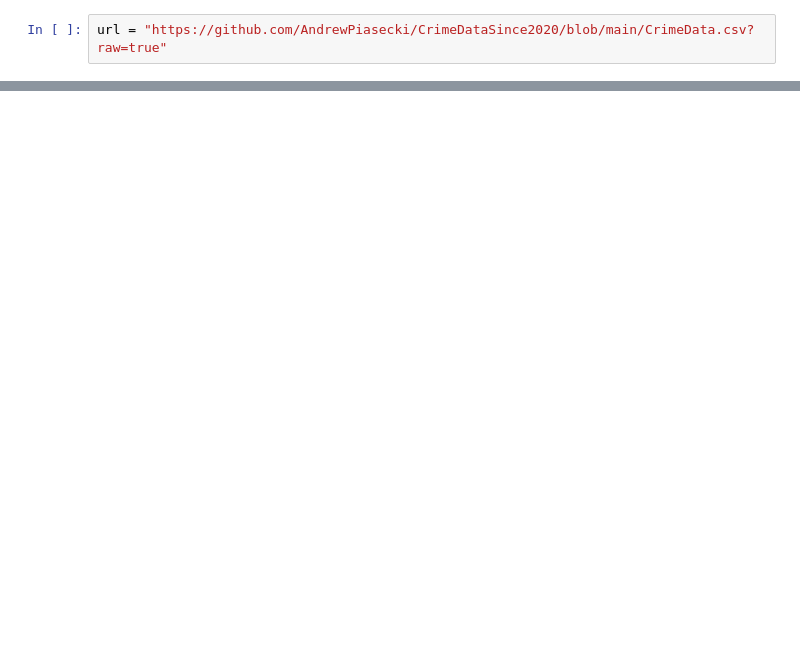
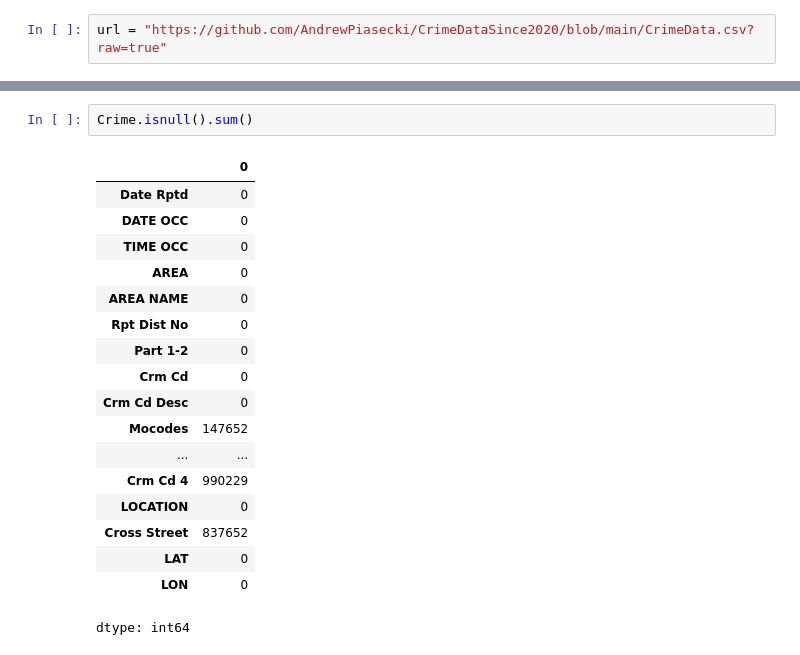
Before and after one commit to AndrewPiasecki/CrimeDataSince2020, a Jupyter notebook: Analysis.ipynb, the cells around one changed output, grey strips where cells are left out. Cells and saved outputs as stored; diff of their text form; blank space fills up the shorter version.

```diff
--- a/Analysis.ipynb
+++ b/Analysis.ipynb
@@ -25,0 +45,21 @@ df
+# %%
+Crime.isnull().sum()
+# %% [output]
+|  | 0 |
+| Date Rptd | 0 |
+| DATE OCC | 0 |
+| TIME OCC | 0 |
+| AREA | 0 |
+| AREA NAME | 0 |
+| Rpt Dist No | 0 |
+| Part 1-2 | 0 |
+| Crm Cd | 0 |
+| Crm Cd Desc | 0 |
+| Mocodes | 147652 |
+| ... | ... |
+| Crm Cd 4 | 990229 |
+| LOCATION | 0 |
+| Cross Street | 837652 |
+| LAT | 0 |
+| LON | 0 |
+dtype: int64
```
Also changed, not shown: parts of 13 cells of this notebook.
